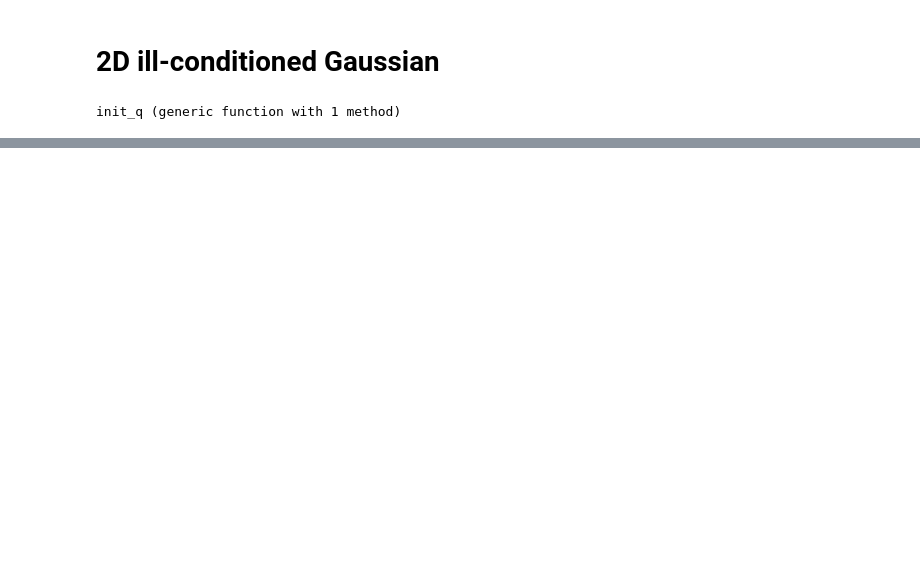
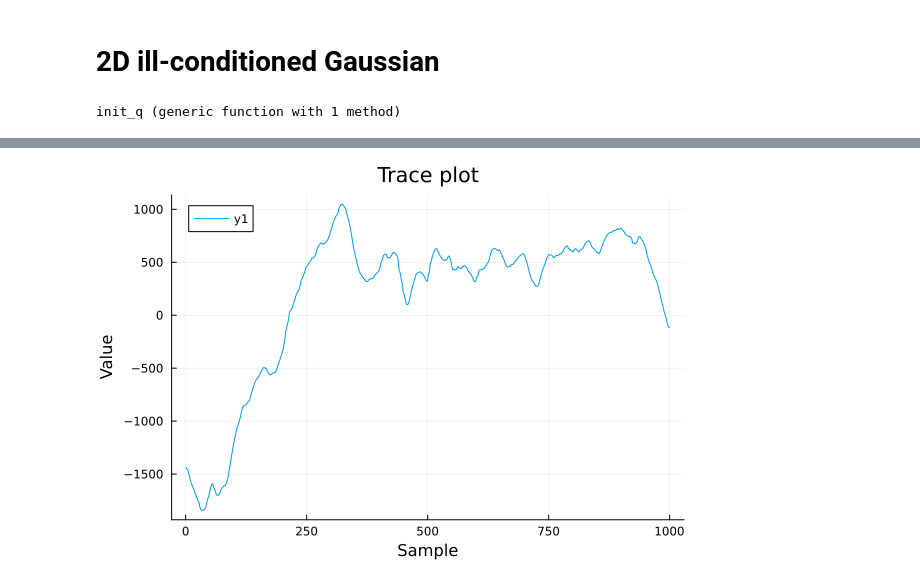
Before and after one commit to prl405/lahmc, a Jupyter notebook: lahmc_paper.ipynb, the cells around one changed output, grey strips where cells are left out. Saved outputs shown, nothing was run; the diff lists cells and outputs as text; code cells hidden in the pictures; blank space fills up the shorter version.

```diff
--- a/lahmc_paper.ipynb
+++ b/lahmc_paper.ipynb
@@ -104,3 +104,7 @@ Average transition rates: L1: 0.9138313831383138 F: 0.08616861686168617
+# %%
+plot(lahmc_samples[1, 1, :], title="Trace plot", xlabel="Sample", ylabel="Value")
+# %% [output]
+[figure, added]
 # %%
 plot_histograms(U, init_q, lahmc_samples, n_samples, "2D Gaussian Histogram")
 # %% [output]
```
Also changed, not shown: parts of 11 cells of this notebook, 2 other files.
